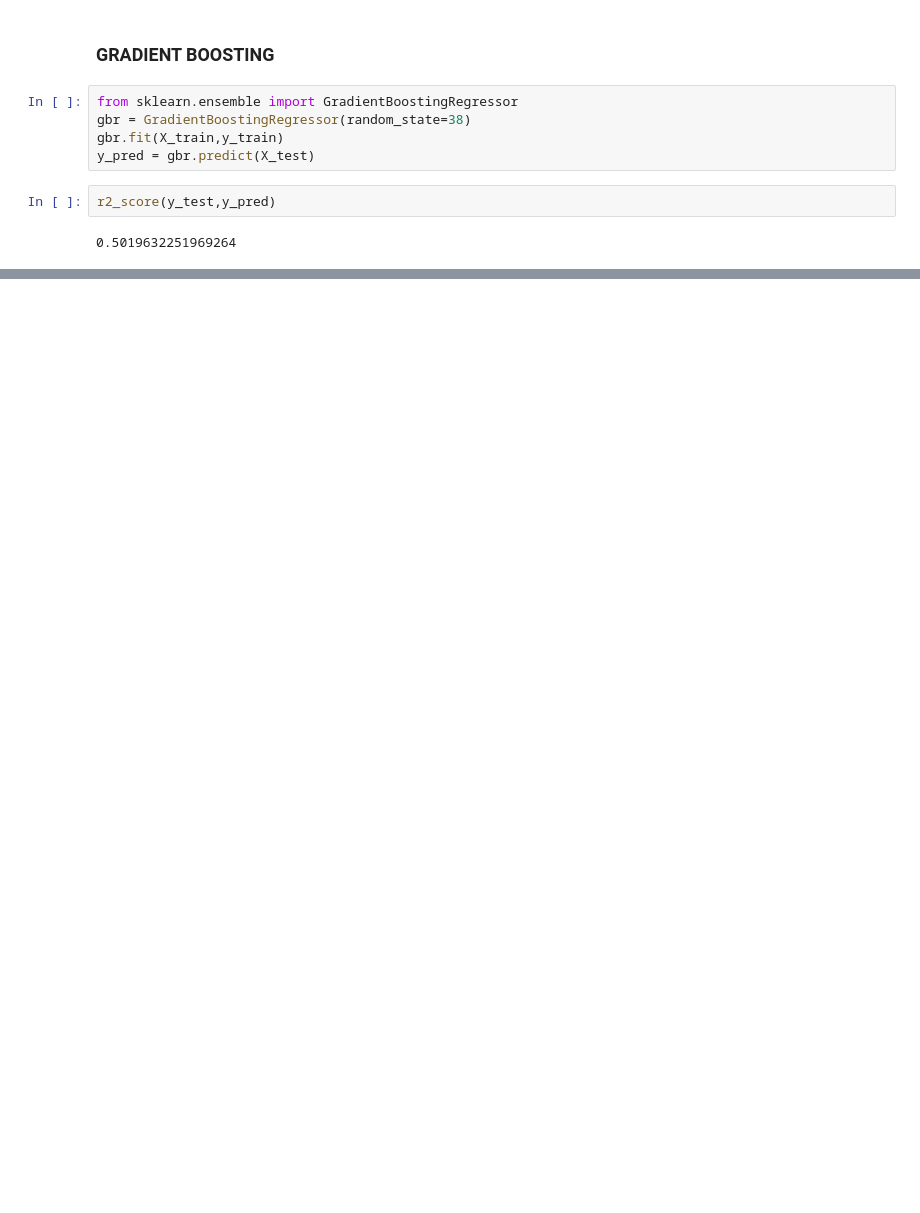
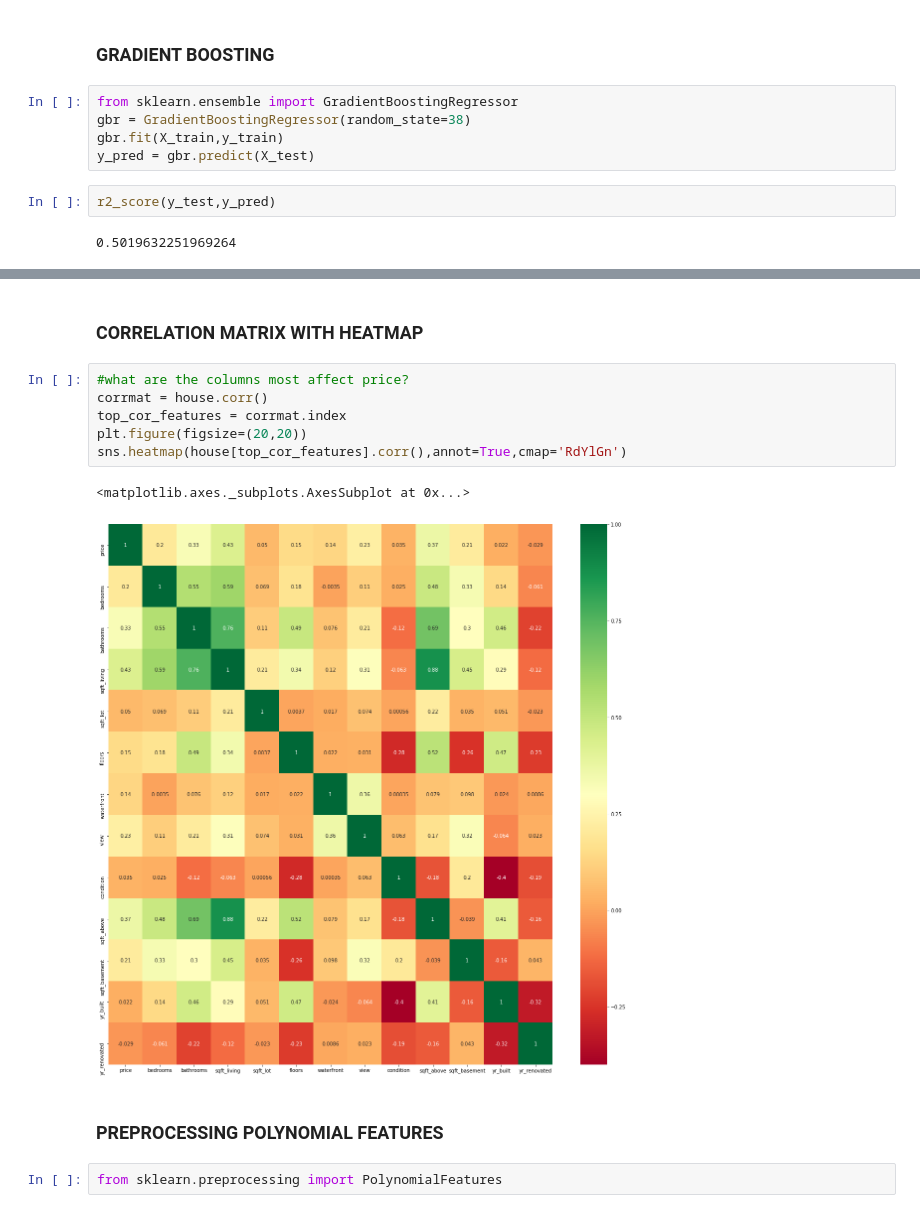
Before and after one commit to mehmath38/Machine-Learning-House-Price, a Jupyter notebook: MachineLearning- House Price Predictions.ipynb, the cells around one changed output, grey strips where cells are left out. Cells and saved outputs as stored; diff of their text form; blank space fills up the shorter version.

```diff
--- a/MachineLearning- House Price Predictions.ipynb
+++ b/MachineLearning- House Price Predictions.ipynb
@@ -147,0 +243,15 @@ r2_score(y_test,y_pred)
+# %% [markdown]
+### CORRELATION MATRIX WITH HEATMAP
+# %%
+#what are the columns most affect price?
+corrmat = house.corr()
+top_cor_features = corrmat.index
+plt.figure(figsize=(20,20))
+sns.heatmap(house[top_cor_features].corr(),annot=True,cmap='RdYlGn')
+# %% [output]
+<matplotlib.axes._subplots.AxesSubplot at 0x...>
+[figure, added]
+# %% [markdown]
+### PREPROCESSING POLYNOMIAL FEATURES
+# %%
+from sklearn.preprocessing import PolynomialFeatures
```
Also changed, not shown: parts of 41 cells of this notebook.
